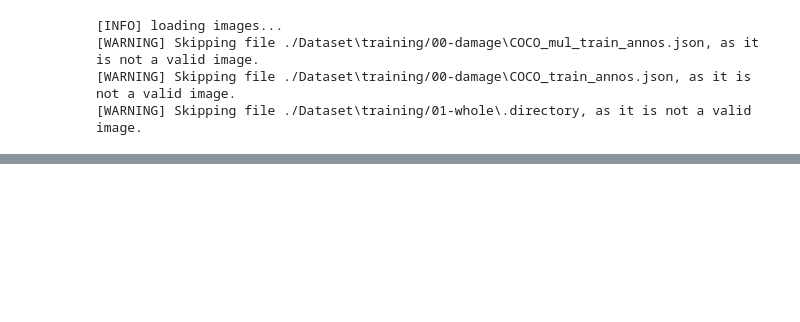
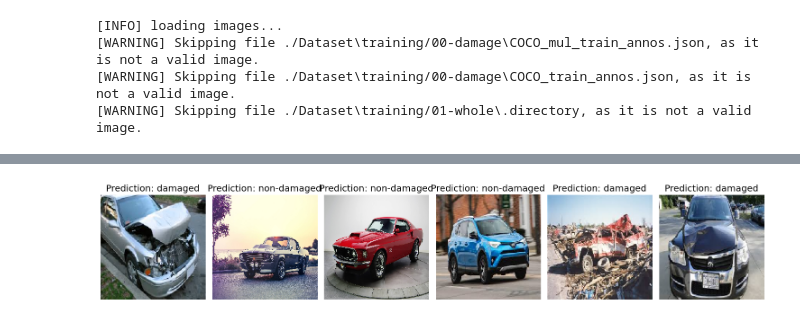
Before and after one commit to mrDognuts/DroneInovation, a Jupyter notebook: Machinelearning-Updated/V1BasicCarDamageDetection/CarDetectionBasic.ipynb, the cells around one changed output, grey strips where cells are left out. Saved outputs shown, nothing was run; the diff lists cells and outputs as text; code cells hidden in the pictures; blank space fills up the shorter version.

```diff
--- a/Machinelearning-Updated/V1BasicCarDamageDetection/CarDetectionBasic.ipynb
+++ b/Machinelearning-Updated/V1BasicCarDamageDetection/CarDetectionBasic.ipynb
@@ -326,0 +428,70 @@ for img_path in img_paths:
+# %%
+import numpy as np
+import matplotlib.pyplot as plt
+from tensorflow.keras.models import load_model
+from tensorflow.keras.preprocessing.image import load_img, img_to_array
+from tensorflow.keras.applications.mobilenet_v2 import preprocess_input
+import os
+import tensorflow as tf
+
+# Load the trained model
+model = load_model("Car_detection.model.h5")
+print("[INFO] Model loaded successfully.")
+
+
+
+# Define class names
+classes = ["damaged", "non-damaged"]
+
+# Define a function to load and preprocess an image for prediction
+def prepare_image(image_path, target_size=(224, 224)):
+    # Load the image and resize it
+    img = load_img(image_path, target_size=target_size)
+
+    # Convert the image to an array and preprocess it
+    img_array = img_to_array(img)
+    img_array = preprocess_input(img_array)  # Using preprocess_input for MobileNetV2
+
+    # Expand the dimensions (since Keras expects a batch of images)
+    img_array = np.expand_dims(img_array, axis=0)
+
+    return img_array, img
+
+# Define specific image paths for testing
+image_paths = [
+    "./images/d_img1.jpg",
+    "./images/g_img1.jpg",
+    "./images/g_img2.jpg",
+    "./images/good1.jpg",
+    "./Dataset/validation/00-damage/0006.JPEG",
+    "./Dataset/validation/00-damage/0050.jpeg"
+]
+
+# Set up the plot for displaying the images and predictions
+fig, axes = plt.subplots(1, len(image_paths), figsize=(15, 5))
+
+# Loop through each image and make predictions
+for idx, image_path in enumerate(image_paths):
+    # Preprocess the image
+    img_array, img = prepare_image(image_path)
+
+    # Make predictions
+    predictions = model.predict(img_array)
+
+    # Print the prediction probabilities for each image
+    print(f"Prediction probabilities for {image_path}: {predictions[0]}")
+
+    # Convert predictions to class labels
+    predicted_class_index = np.argmax(predictions[0])  # Get the index of the highest probability
+    predicted_label = classes[predicted_class_index]  # Get class label from the predicted index
+    print(f"Predicted class for {image_path}: {predicted_label}")
+
+    # Display the image and predicted label
+    axes[idx].imshow(img)
+    axes[idx].set_title(f"Prediction: {predicted_label}")
+    axes[idx].axis("off")  # Turn off axis for better visualization
+
+# Show the images with their predictions
+plt.tight_layout()
+plt.show()
+# %% [output]
@@ -326,0 +518 @@ for img_path in img_paths:
+[figure, added]
```
Also changed, not shown: parts of 20 cells of this notebook, 23 other files.
